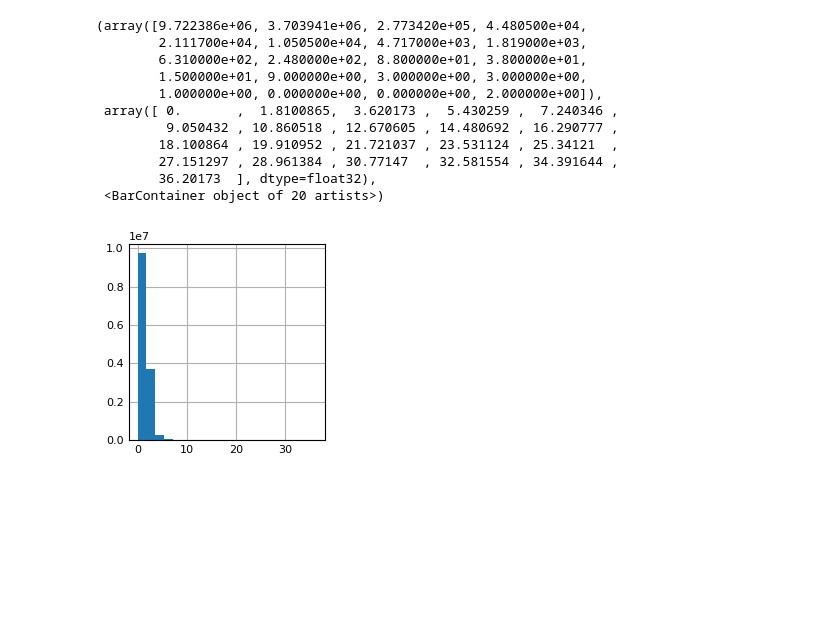
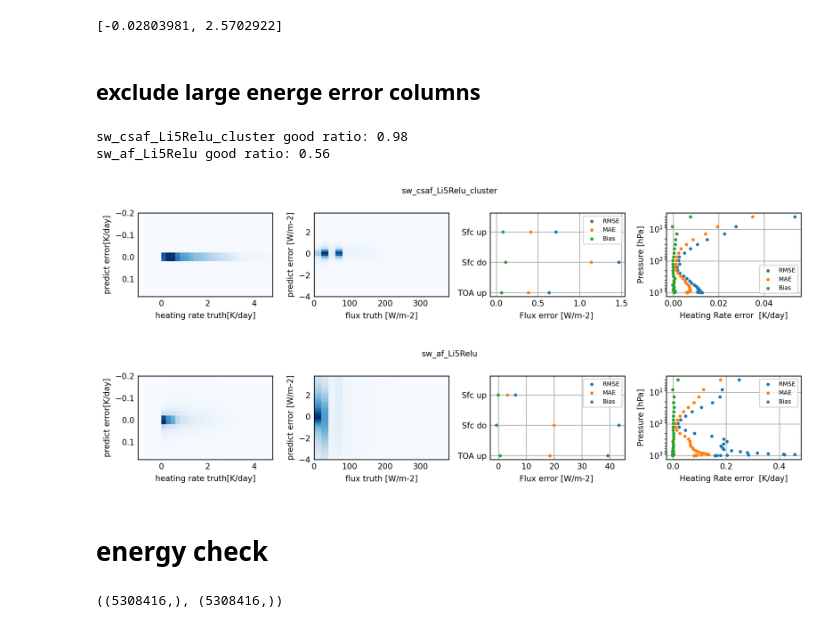
Before and after one commit to ChenggongWang/NNRTMC_AM4, a Jupyter notebook: sw_analysis_regrid_map.ipynb, the cells around one changed output. Cells and saved outputs as stored; diff of their text form; code cells hidden in the pictures; blank space fills up the shorter version.

```diff
--- a/sw_analysis_regrid_map.ipynb
+++ b/sw_analysis_regrid_map.ipynb
@@ -361,15 +226,61 @@ plt.hist(truth[day_ind,3:].flatten(),bins=20)
-# %%
-plt.hist(truth[day_ind,30].flatten(),bins=20)
-# %% [output]
-(array([9.722386e+06, 3.703941e+06, 2.773420e+05, 4.480500e+04,
-        2.111700e+04, 1.050500e+04, 4.717000e+03, 1.819000e+03,
-        6.310000e+02, 2.480000e+02, 8.800000e+01, 3.800000e+01,
-        1.500000e+01, 9.000000e+00, 3.000000e+00, 3.000000e+00,
-        1.000000e+00, 0.000000e+00, 0.000000e+00, 2.000000e+00]),
- array([ 0.       ,  1.8100865,  3.620173 ,  5.430259 ,  7.240346 ,
-         9.050432 , 10.860518 , 12.670605 , 14.480692 , 16.290777 ,
-        18.100864 , 19.910952 , 21.721037 , 23.531124 , 25.34121  ,
-        27.151297 , 28.961384 , 30.77147  , 32.581554 , 34.391644 ,
-        36.20173  ], dtype=float32),
- <BarContainer object of 20 artists>)
-[figure, removed]
+# %%
+[eng_err[mo].mean() for mo in Exp_name]
+# %% [output]
+[-0.02803981, 2.5702922]
+# %% [markdown]
+## exclude large energe error columns
+# %%
+for i, mo in enumerate(Exp_name):
+    day_ind = day_inds[mo]
+    ind_small_eng_err = np.argwhere(abs(eng_err[mo][day_ind])<5)
+    print(f'{mo} good ratio: {ind_small_eng_err.shape[0]/day_ind.shape[0]:4.2f}')
+    truth = (predi[mo][day_ind][ind_small_eng_err] - error[mo][day_ind][ind_small_eng_err]).squeeze()
+    RMSE = ((error[mo][day_ind,:][ind_small_eng_err,:]**2).mean(axis=0).squeeze())**0.5
+    MAE  = abs(error[mo][day_ind,:][ind_small_eng_err,:]).mean(axis=0).squeeze()
+    bias = error[mo][day_ind,:][ind_small_eng_err,:].mean(axis=0).squeeze()
+    plt.style.use('_mpl-gallery')
+    fig, axs = plt.subplots(nrows=1, ncols=4, figsize=(10,2),dpi=300)
+    axs=axs.flatten()
+    ax1=axs[0] # heating rate
+    ax2=axs[1] # surface flux
+    ax3=axs[2] # error
+    ax4=axs[3] # error
+    ax1.hist2d(truth[:,3:].flatten(), error[mo][day_ind,3:][ind_small_eng_err,:].squeeze().flatten(),
+               bins=(np.arange(-1, 5, 0.2), np.arange(-0.2, 0.2, 0.02)))
+    ax2.hist2d(truth[:,:3].flatten(), error[mo][day_ind,:3][ind_small_eng_err,:].squeeze().flatten(),
+               bins=(np.arange(0, 400, 20), np.arange(-4, 4, 0.2)))
+
+    ax1.invert_yaxis()
+    ax1.set_xlabel('heating rate truth[K/day]')
+    ax1.set_ylabel('predict error[K/day]')
+    ax2.set_xlabel('flux truth [W/m-2]')
+    ax2.set_ylabel('predict error [W/m-2]')
+
+    ax3.scatter(RMSE[:3], np.arange(3),  s=5, label='RMSE')
+    ax3.scatter(MAE [:3], np.arange(3),  s=5, label='MAE')
+    ax3.scatter(bias[:3], np.arange(3),  s=5, label='Bias')
+    ax3.plot([0,0],[0,2.5],c='k',linewidth = 0.5, zorder=0)
+    ax3.set_yticks([0,1,2], labels=[ 'TOA up','Sfc do','Sfc up',])
+    ax3.legend(fontsize=6)
+    ax3.set_xlabel('Flux error [W/m-2] ')
+#     ax3.set_xlim([-0.1,1.2])
+    ax4.scatter(RMSE[3:]  , z_lev[1:],  s=5, label='RMSE')
+    ax4.scatter(MAE [3:]  , z_lev[1:],  s=5, label='MAE')
+    ax4.scatter(bias[3:]  , z_lev[1:],  s=5, label='Bias')
+    ax4.plot([0,0],[0,1e3],c='k',linewidth = 0.5, zorder=0)
+    ax4.legend(fontsize=6)
+    ax4.invert_yaxis()
+    ax4.set_yscale('log')
+#     ax4.set_xlim([-0.04,0.4])
+    ax4.set_xlabel('Heating Rate error  [K/day]')
+    ax4.set_ylabel('Pressure [hPa]')
+    plt.suptitle(mo,fontsize=8)
+    fig.tight_layout()
+    fig.show()
+# %% [output]
+sw_csaf_Li5Relu_cluster good ratio: 0.98
+sw_af_Li5Relu good ratio: 0.56
+[figure, added]
+[figure, added]
+# %% [markdown]
+# energy check
@@ -375,0 +290,4 @@ plt.hist(truth[day_ind,30].flatten(),bins=20)
+# %%
+pred_err_ind.shape,eng_err[mo].shape
+# %% [output]
+((5308416,), (5308416,))
```
Also changed, not shown: parts of 13 cells of this notebook, 2 other files.
